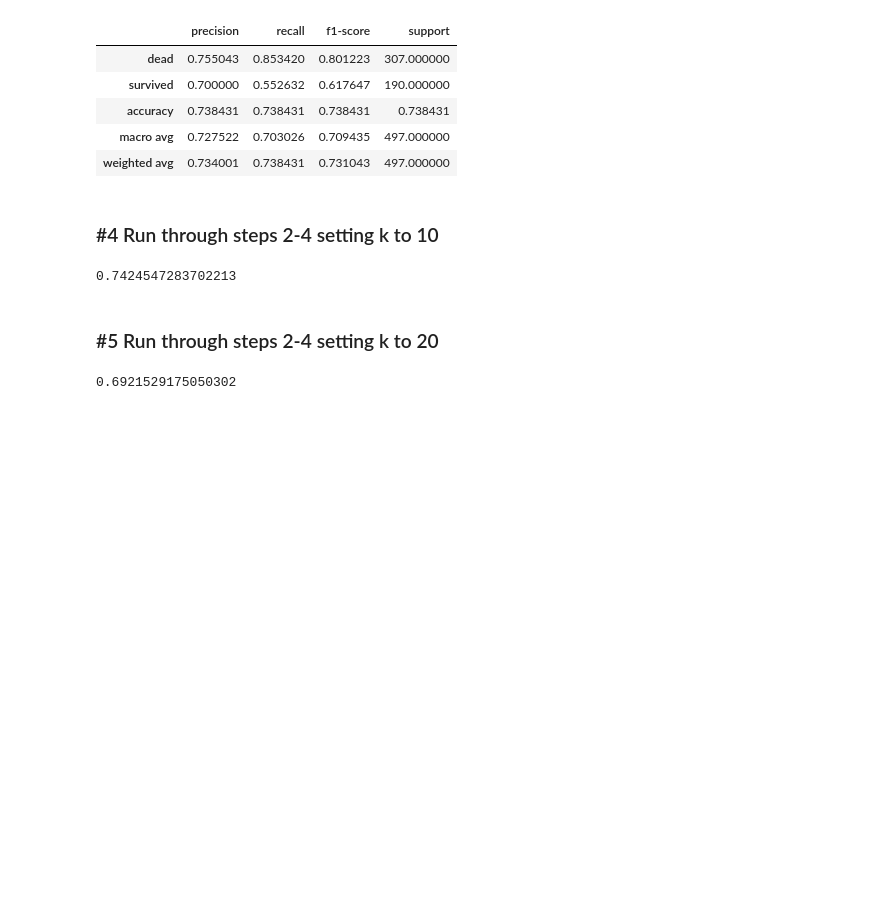
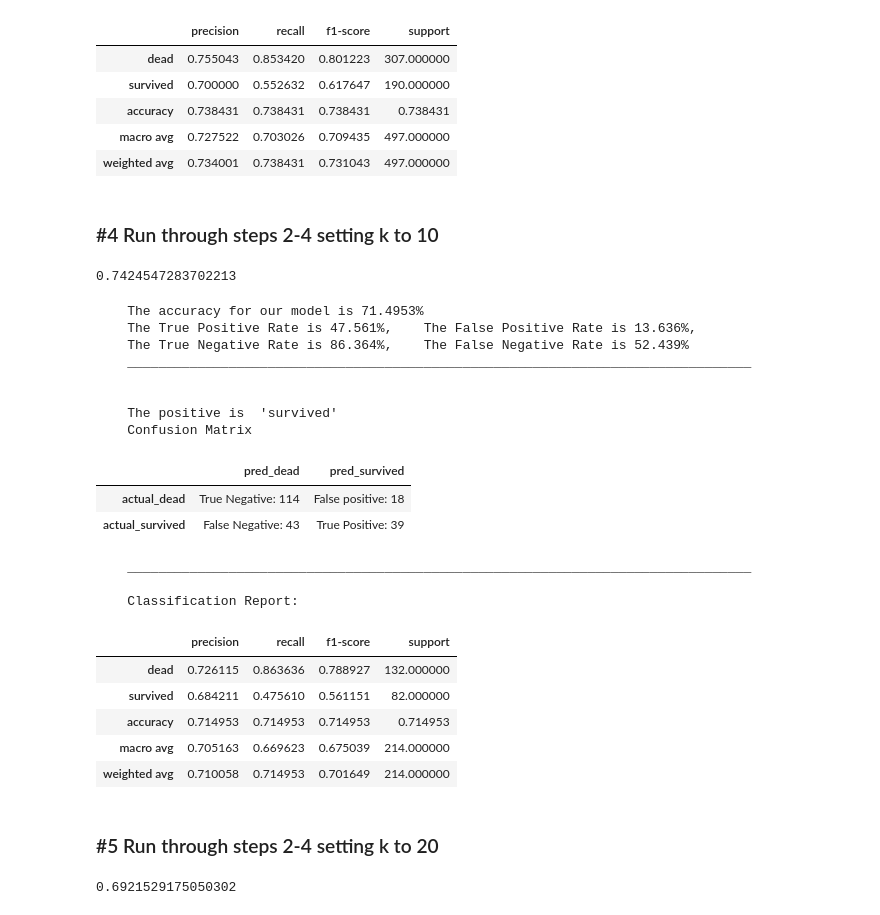
Before and after one commit to natasharivers/Classifications, a Jupyter notebook: model.ipynb, the cells around one changed output. Drawn from its saved outputs; the diff is of its cells as text; code cells hidden in the pictures; blank space fills up the shorter version.

```diff
--- a/model.ipynb
+++ b/model.ipynb
@@ -586,6 +586,29 @@ knn2.fit(X_train, y_train)
 knn2.score(X_train, y_train)
 # %% [output]
 0.7424547283702213
+# %%
+model_fun_cindy.model_performs(X_validate, y_validate, knn2)
+# %% [output]
+    The accuracy for our model is 71.4953%
+    The True Positive Rate is 47.561%,    The False Positive Rate is 13.636%,
+    The True Negative Rate is 86.364%,    The False Negative Rate is 52.439%
+    ________________________________________________________________________________
+
+
+    The positive is  'survived'
+    Confusion Matrix
+|  | pred_dead | pred_survived |
+| actual_dead | True Negative: 114 | False positive: 18 |
+| actual_survived | False Negative: 43 | True Positive: 39 |
+    ________________________________________________________________________________
+
+    Classification Report:
+|  | precision | recall | f1-score | support |
+| dead | 0.726115 | 0.863636 | 0.788927 | 132.000000 |
+| survived | 0.684211 | 0.475610 | 0.561151 | 82.000000 |
+| accuracy | 0.714953 | 0.714953 | 0.714953 | 0.714953 |
+| macro avg | 0.705163 | 0.669623 | 0.675039 | 214.000000 |
+| weighted avg | 0.710058 | 0.714953 | 0.701649 | 214.000000 |
 # %% [markdown]
 ### #5 Run through steps 2-4 setting k to 20
 # %%
```
Also changed, not shown: parts of 1 cell of this notebook.
